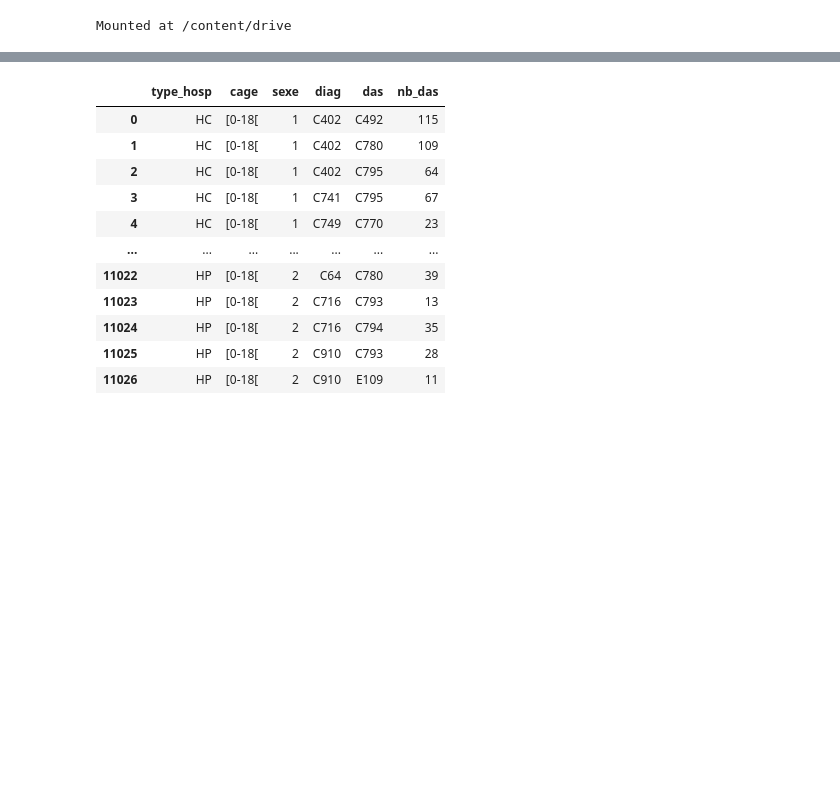
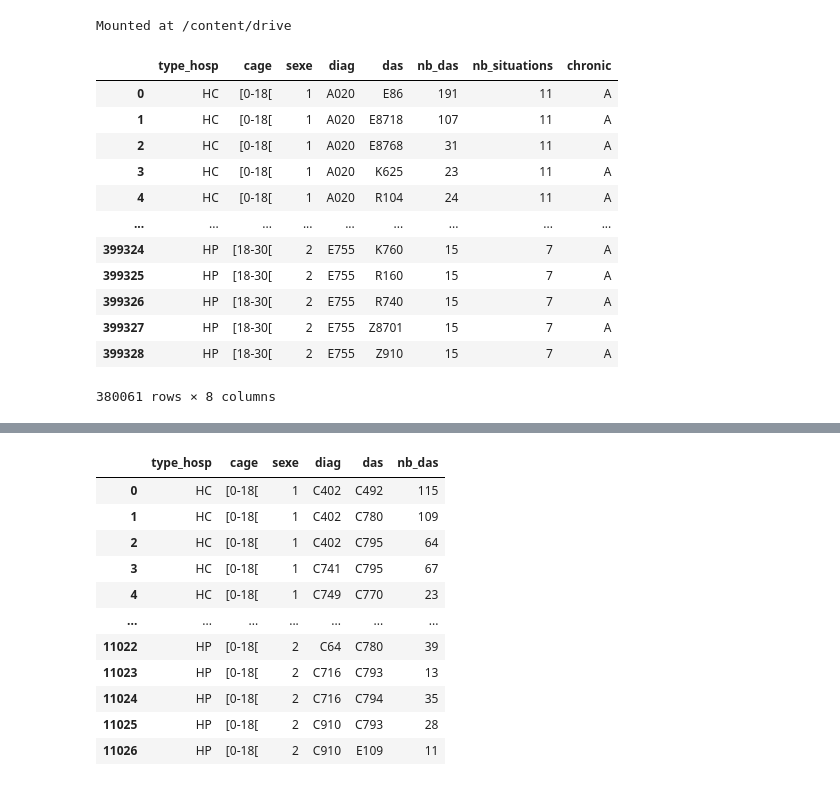
Before and after one commit to RemiFlicoteaux/hdbstudy, a Jupyter notebook: scenario_oncology.ipynb, the cells around one changed output, grey strips where cells are left out. Cells and saved outputs as stored; diff of their text form; code cells hidden in the pictures; blank space fills up the shorter version.

```diff
--- a/scenario_oncology.ipynb
+++ b/scenario_oncology.ipynb
@@ -41,0 +45,16 @@ df_chronique = pd.read_excel(path_ref + "Affections chroniques.xlsx")
+# %%
+df_das
+# %% [output]
+|  | type_hosp | cage | sexe | diag | das | nb_das | nb_situations | chronic |
+| 0 | HC | [0-18[ | 1 | A020 | E86 | 191 | 11 | A |
+| 1 | HC | [0-18[ | 1 | A020 | E8718 | 107 | 11 | A |
+| 2 | HC | [0-18[ | 1 | A020 | E8768 | 31 | 11 | A |
+| 3 | HC | [0-18[ | 1 | A020 | K625 | 23 | 11 | A |
+| 4 | HC | [0-18[ | 1 | A020 | R104 | 24 | 11 | A |
+| ... | ... | ... | ... | ... | ... | ... | ... | ... |
+| 399324 | HP | [18-30[ | 2 | E755 | K760 | 15 | 7 | A |
+| 399325 | HP | [18-30[ | 2 | E755 | R160 | 15 | 7 | A |
+| 399326 | HP | [18-30[ | 2 | E755 | R740 | 15 | 7 | A |
+| 399327 | HP | [18-30[ | 2 | E755 | Z8701 | 15 | 7 | A |
+| 399328 | HP | [18-30[ | 2 | E755 | Z910 | 15 | 7 | A |
+380061 rows × 8 columns
```
Also changed, not shown: parts of 12 cells of this notebook.
